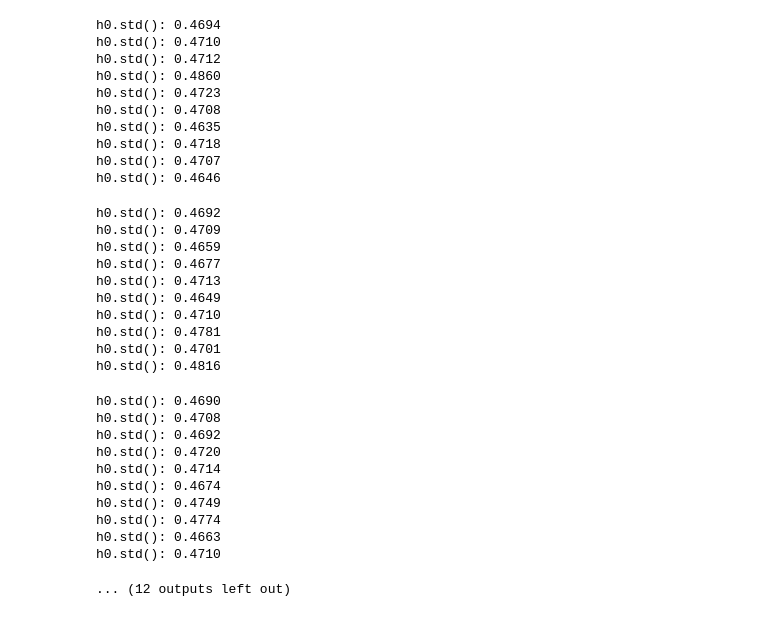
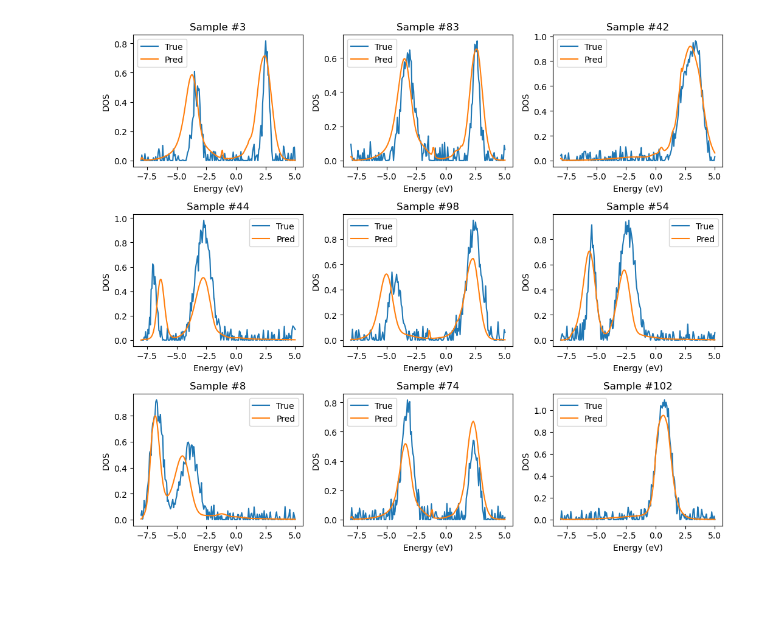
Before and after one commit to TsumiNa/foundation_model, a Jupyter notebook: Untitled.ipynb, the cells around one changed output. Saved outputs shown, nothing was run; the diff lists cells and outputs as text; code cells hidden in the pictures; blank space fills up the shorter version.

```diff
--- a/Untitled.ipynb
+++ b/Untitled.ipynb
@@ -69,34 +108,3 @@ class LightningCurveRNN(LightningModule):
 
     def configure_optimizers(self):
         return torch.optim.Adam(self.parameters(), lr=self.lr)
-# %%
-import numpy as np
-
-
-class DOSDataset(torch.utils.data.Dataset):
-    def __init__(self, num_samples=100, seq_len=100, d_descriptor=16,
-                 n_peaks_range=(3, 7), noise_level=0.03):
-        self.t = torch.linspace(-8, 5, seq_len).unsqueeze(0).unsqueeze(-1).repeat(num_samples, 1, 1)
-        self.D = torch.randn(num_samples, d_descriptor)
-        self.v = []
-
-        for i in range(num_samples):
-            n_peaks = np.random.randint(*n_peaks_range)
-            peak_positions = np.random.uniform(-7, 4, n_peaks)
-            peak_heights = np.random.uniform(0.5, 1.0, n_peaks)
-            peak_widths = np.random.uniform(0.2, 1.0, n_peaks)
-
-            energy = self.t[i, :, 0].numpy()
-            signal = sum(h * np.exp(-0.5 * ((energy - mu) / sigma) ** 2)
-                         for mu, h, sigma in zip(peak_positions, peak_heights, peak_widths))
-            signal += np.random.normal(0, noise_level, size=energy.shape)
-            signal = np.clip(signal, 0, None)
-            self.v.append(torch.tensor(signal).unsqueeze(-1))
-
-        self.v = torch.stack(self.v)
-
-    def __len__(self):
-        return len(self.D)
-
-    def __getitem__(self, idx):
-        return self.t[idx], self.D[idx], self.v[idx]
@@ -179,22 +236,26 @@ dm = DOSDataModule(
     num_train=512,
     num_val=128,
     seq_len=200,
-    d_descriptor=16,
-    n_peaks_range=(1, 2),
+    d_descriptor=32,
+    n_peaks_range=(2, 3),
     noise_level=0.05
 )
 # dm.setup()
 
 # 2. 初始化模型
 model = LightningCurveRNN(
-    d_descriptor=16,
+    d_descriptor=32,
     hidden_size=64,
-    n_layers=2,
+    n_layers=4,
     bidirectional=False,
     use_layer_norm=True,
     lr=1e-3,
     weighted_loss=True,
-    weight_ratio=0.1,
+    weight_ratio=0.7,
+    inject_descriptor=True,
+    use_mixture_decoder=True,
+    n_mixture_components=8,
+    use_residual=True,
 )
 
 # 3. 初始化训练器
@@ -309,34 +302,4 @@ h0.std(): 0.4690
-h0.std(): 0.4694
-h0.std(): 0.4710
-h0.std(): 0.4712
-h0.std(): 0.4860
-h0.std(): 0.4723
-h0.std(): 0.4708
-h0.std(): 0.4635
-h0.std(): 0.4718
-h0.std(): 0.4707
-h0.std(): 0.4646
-h0.std(): 0.4692
-h0.std(): 0.4709
-h0.std(): 0.4659
-h0.std(): 0.4677
-h0.std(): 0.4713
-h0.std(): 0.4649
-h0.std(): 0.4710
-h0.std(): 0.4781
-h0.std(): 0.4701
-h0.std(): 0.4816
-h0.std(): 0.4690
-h0.std(): 0.4708
-h0.std(): 0.4692
-h0.std(): 0.4720
-h0.std(): 0.4714
-h0.std(): 0.4674
-h0.std(): 0.4749
-h0.std(): 0.4774
-h0.std(): 0.4663
-h0.std(): 0.4710
-... (12 outputs left out)
+[figure, added]
 # %%
 # 检查预测是否全样本差不多
 for i in range(5):
```
Also changed, not shown: parts of 4 cells of this notebook, 1 other file.
